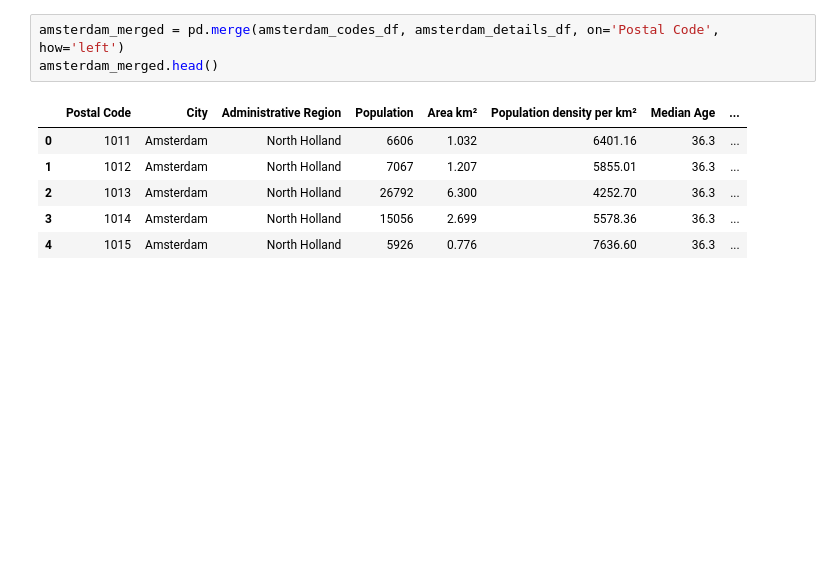
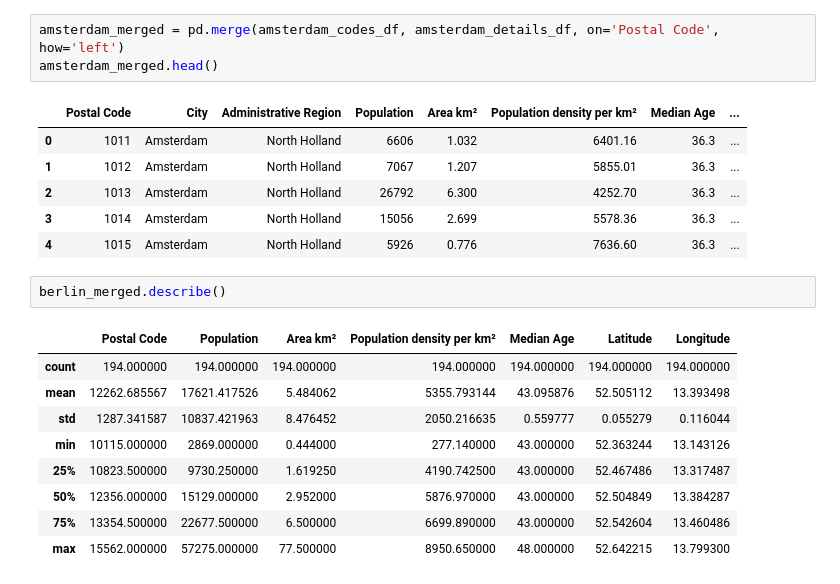
Before and after one commit to kzwolenik95/Coursera_Capstone, a Jupyter notebook: capstone-project-the-battle-of-neighborhoods-week-1.ipynb, the cells around one changed output. Cells and saved outputs as stored; diff of their text form; blank space fills up the shorter version.

```diff
--- a/capstone-project-the-battle-of-neighborhoods-week-1.ipynb
+++ b/capstone-project-the-battle-of-neighborhoods-week-1.ipynb
@@ -120,3 +122,15 @@ amsterdam_merged.head()
 | 2 | 1013 | Amsterdam | North Holland | 26792 | 6.300 | 4252.70 | 36.3 | ... |
 | 3 | 1014 | Amsterdam | North Holland | 15056 | 2.699 | 5578.36 | 36.3 | ... |
 | 4 | 1015 | Amsterdam | North Holland | 5926 | 0.776 | 7636.60 | 36.3 | ... |
+# %%
+berlin_merged.describe()
+# %% [output]
+|  | Postal Code | Population | Area km² | Population density per km² | Median Age | Latitude | Longitude |
+| count | 194.000000 | 194.000000 | 194.000000 | 194.000000 | 194.000000 | 194.000000 | 194.000000 |
+| mean | 12262.685567 | 17621.417526 | 5.484062 | 5355.793144 | 43.095876 | 52.505112 | 13.393498 |
+| std | 1287.341587 | 10837.421963 | 8.476452 | 2050.216635 | 0.559777 | 0.055279 | 0.116044 |
+| min | 10115.000000 | 2869.000000 | 0.444000 | 277.140000 | 43.000000 | 52.363244 | 13.143126 |
+| 25% | 10823.500000 | 9730.250000 | 1.619250 | 4190.742500 | 43.000000 | 52.467486 | 13.317487 |
+| 50% | 12356.000000 | 15129.000000 | 2.952000 | 5876.970000 | 43.000000 | 52.504849 | 13.384287 |
+| 75% | 13354.500000 | 22677.500000 | 6.500000 | 6699.890000 | 43.000000 | 52.542604 | 13.460486 |
+| max | 15562.000000 | 57275.000000 | 77.500000 | 8950.650000 | 48.000000 | 52.642215 | 13.799300 |
```
Also changed, not shown: parts of 7 cells of this notebook.
